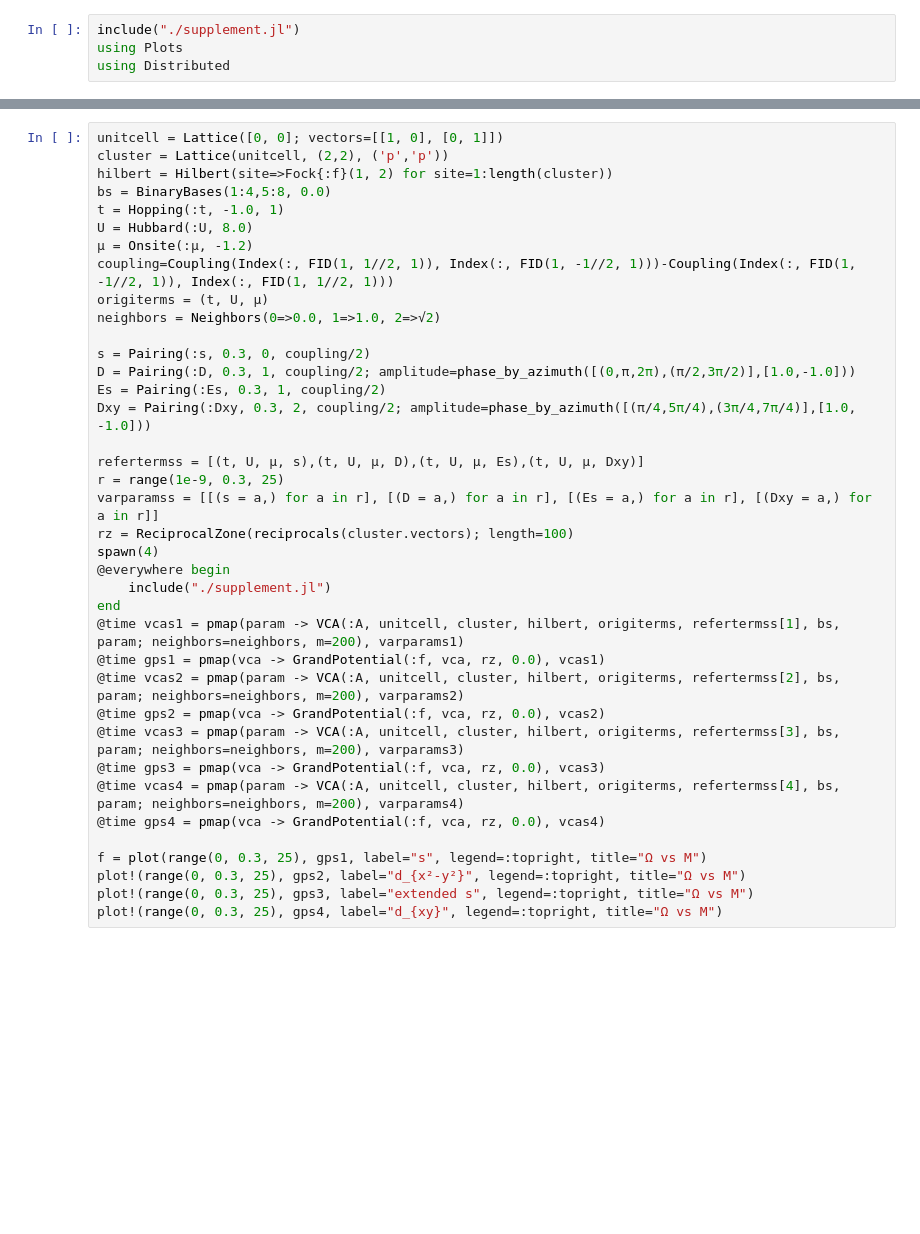
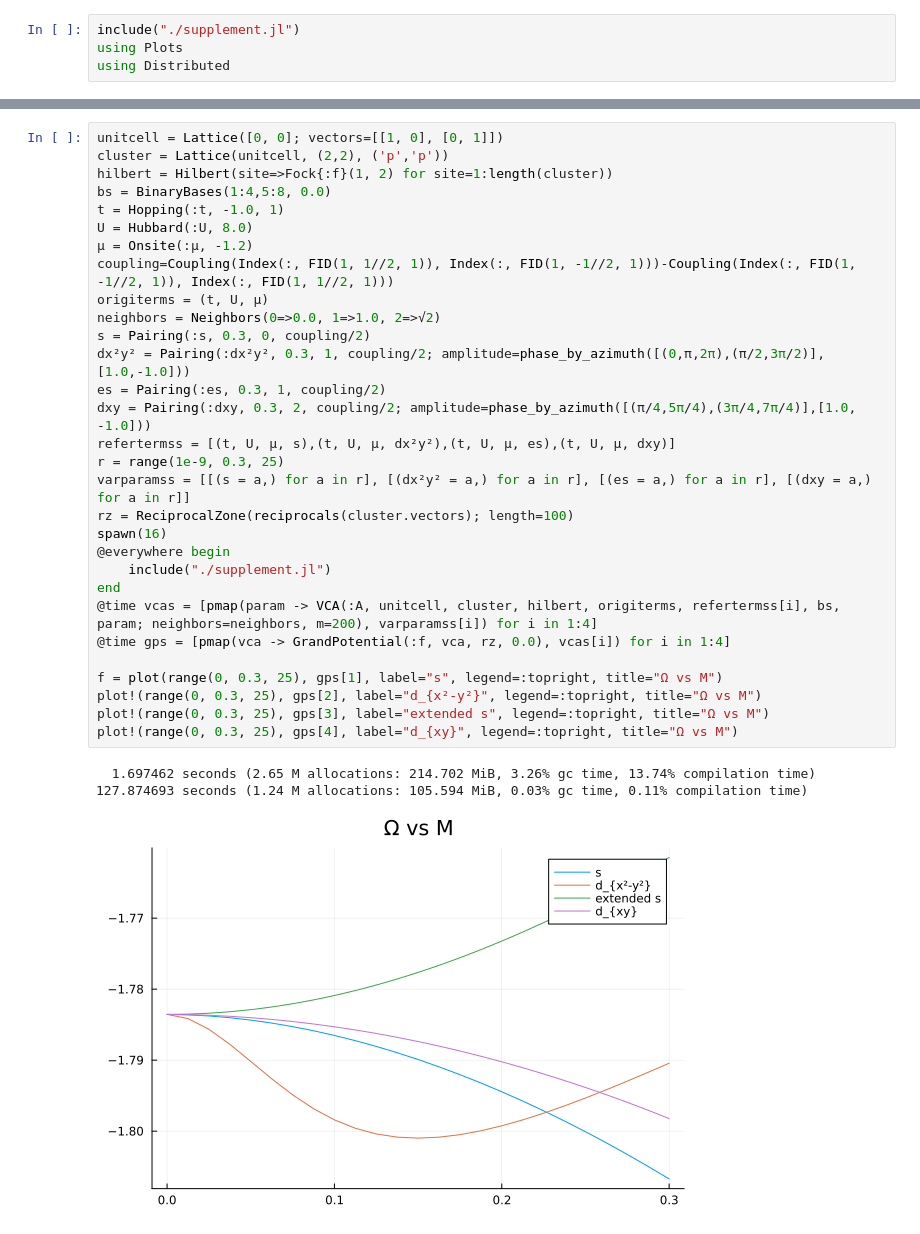
Before and after one commit to ZongYongyue/QuantumClusterTheories.jl, a Jupyter notebook: demo/phasetransition.ipynb, the cells around one changed output, grey strips where cells are left out. Cells and saved outputs as stored; diff of their text form; blank space fills up the shorter version.

```diff
--- a/demo/phasetransition.ipynb
+++ b/demo/phasetransition.ipynb
@@ -32,38 +35,34 @@ plot!(range(0, 0.3, 25), gps[5,:].-gps[5,1], label="U=16", legend=:topright, tit
 # %%
 unitcell = Lattice([0, 0]; vectors=[[1, 0], [0, 1]])
 cluster = Lattice(unitcell, (2,2), ('p','p'))
 hilbert = Hilbert(site=>Fock{:f}(1, 2) for site=1:length(cluster))
 bs = BinaryBases(1:4,5:8, 0.0)
 t = Hopping(:t, -1.0, 1)
 U = Hubbard(:U, 8.0)
 μ = Onsite(:μ, -1.2)
 coupling=Coupling(Index(:, FID(1, 1//2, 1)), Index(:, FID(1, -1//2, 1)))-Coupling(Index(:, FID(1, -1//2, 1)), Index(:, FID(1, 1//2, 1)))
 origiterms = (t, U, μ)
 neighbors = Neighbors(0=>0.0, 1=>1.0, 2=>√2)
-
 s = Pairing(:s, 0.3, 0, coupling/2)
-D = Pairing(:D, 0.3, 1, coupling/2; amplitude=phase_by_azimuth([(0,π,2π),(π/2,3π/2)],[1.0,-1.0]))
-Es = Pairing(:Es, 0.3, 1, coupling/2)
-Dxy = Pairing(:Dxy, 0.3, 2, coupling/2; amplitude=phase_by_azimuth([(π/4,5π/4),(3π/4,7π/4)],[1.0, -1.0]))
-
-refertermss = [(t, U, μ, s),(t, U, μ, D),(t, U, μ, Es),(t, U, μ, Dxy)]
+dx²y² = Pairing(:dx²y², 0.3, 1, coupling/2; amplitude=phase_by_azimuth([(0,π,2π),(π/2,3π/2)],[1.0,-1.0]))
+es = Pairing(:es, 0.3, 1, coupling/2)
+dxy = Pairing(:dxy, 0.3, 2, coupling/2; amplitude=phase_by_azimuth([(π/4,5π/4),(3π/4,7π/4)],[1.0, -1.0]))
+refertermss = [(t, U, μ, s),(t, U, μ, dx²y²),(t, U, μ, es),(t, U, μ, dxy)]
 r = range(1e-9, 0.3, 25)
-varparamss = [[(s = a,) for a in r], [(D = a,) for a in r], [(Es = a,) for a in r], [(Dxy = a,) for a in r]]
+varparamss = [[(s = a,) for a in r], [(dx²y² = a,) for a in r], [(es = a,) for a in r], [(dxy = a,) for a in r]]
 rz = ReciprocalZone(reciprocals(cluster.vectors); length=100)
-spawn(4)
+spawn(16)
 @everywhere begin
     include("./supplement.jl")
 end
-@time vcas1 = pmap(param -> VCA(:A, unitcell, cluster, hilbert, origiterms, refertermss[1], bs, param; neighbors=neighbors, m=200), varparams1)
-@time gps1 = pmap(vca -> GrandPotential(:f, vca, rz, 0.0), vcas1)
-@time vcas2 = pmap(param -> VCA(:A, unitcell, cluster, hilbert, origiterms, refertermss[2], bs, param; neighbors=neighbors, m=200), varparams2)
-@time gps2 = pmap(vca -> GrandPotential(:f, vca, rz, 0.0), vcas2)
-@time vcas3 = pmap(param -> VCA(:A, unitcell, cluster, hilbert, origiterms, refertermss[3], bs, param; neighbors=neighbors, m=200), varparams3)
-@time gps3 = pmap(vca -> GrandPotential(:f, vca, rz, 0.0), vcas3)
-@time vcas4 = pmap(param -> VCA(:A, unitcell, cluster, hilbert, origiterms, refertermss[4], bs, param; neighbors=neighbors, m=200), varparams4)
-@time gps4 = pmap(vca -> GrandPotential(:f, vca, rz, 0.0), vcas4)
+@time vcas = [pmap(param -> VCA(:A, unitcell, cluster, hilbert, origiterms, refertermss[i], bs, param; neighbors=neighbors, m=200), varparamss[i]) for i in 1:4]
+@time gps = [pmap(vca -> GrandPotential(:f, vca, rz, 0.0), vcas[i]) for i in 1:4]
 
-f = plot(range(0, 0.3, 25), gps1, label="s", legend=:topright, title="Ω vs M")
-plot!(range(0, 0.3, 25), gps2, label="d_{x²-y²}", legend=:topright, title="Ω vs M")
-plot!(range(0, 0.3, 25), gps3, label="extended s", legend=:topright, title="Ω vs M")
-plot!(range(0, 0.3, 25), gps4, label="d_{xy}", legend=:topright, title="Ω vs M")
+f = plot(range(0, 0.3, 25), gps[1], label="s", legend=:topright, title="Ω vs M")
+plot!(range(0, 0.3, 25), gps[2], label="d_{x²-y²}", legend=:topright, title="Ω vs M")
+plot!(range(0, 0.3, 25), gps[3], label="extended s", legend=:topright, title="Ω vs M")
+plot!(range(0, 0.3, 25), gps[4], label="d_{xy}", legend=:topright, title="Ω vs M")
+# %% [output]
+  1.697462 seconds (2.65 M allocations: 214.702 MiB, 3.26% gc time, 13.74% compilation time)
+127.874693 seconds (1.24 M allocations: 105.594 MiB, 0.03% gc time, 0.11% compilation time)
+[figure, added]
```
Also changed, not shown: parts of 3 cells of this notebook.
